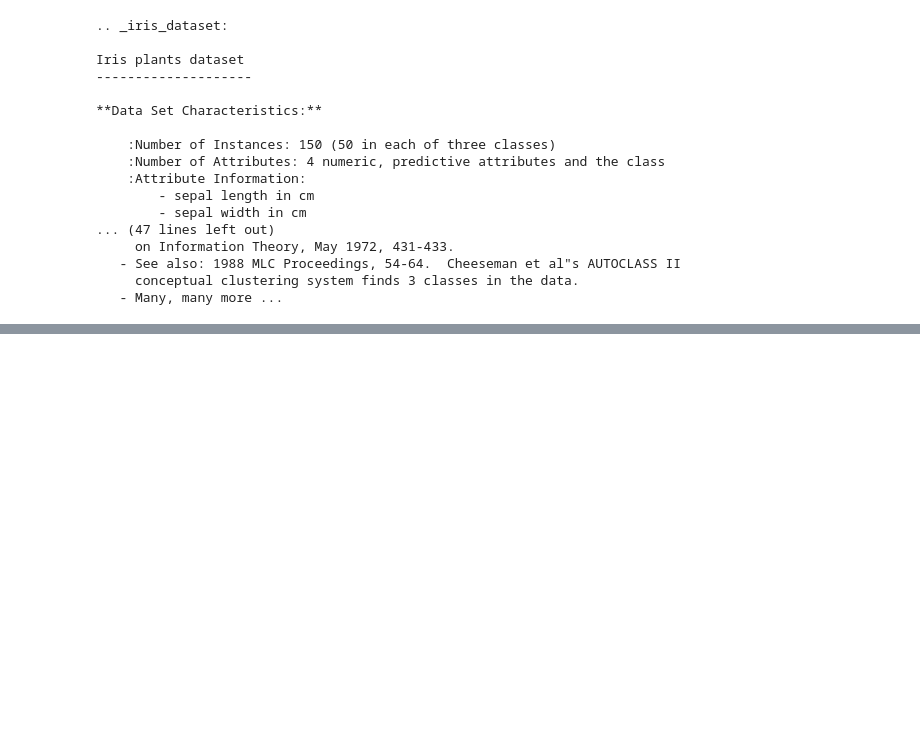
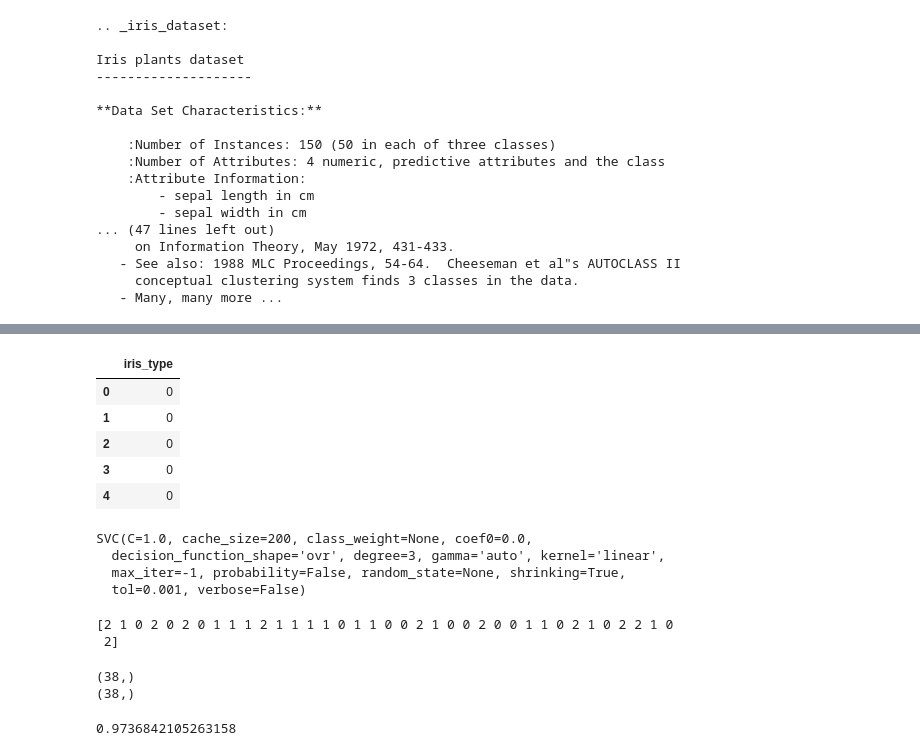
Before and after one commit to ebonnecab/ds2-1, a Jupyter notebook: Notebooks/DS_tutorial.ipynb, the cells around one changed output, grey strips where cells are left out. Cells and saved outputs as stored; diff of their text form; code cells hidden in the pictures; blank space fills up the shorter version.

```diff
--- a/Notebooks/DS_tutorial.ipynb
+++ b/Notebooks/DS_tutorial.ipynb
@@ -227,0 +226,3 @@ X, y = pd.DataFrame(data=iris_data.data, columns=iris_data.feature_nam)
+# %%
+#split data into X and y dataframes by features and target
+X, y = pd.DataFrame(data=iris_data.data, columns=iris_data.feature_names), pd.DataFrame(data=iris_data.target, columns=["iris_type"])
@@ -227,0 +238,9 @@ X, y = pd.DataFrame(data=iris_data.data, columns=iris_data.feature_nam)
+# %%
+y.head()
+# %% [output]
+|  | iris_type |
+| 0 | 0 |
+| 1 | 0 |
+| 2 | 0 |
+| 3 | 0 |
+| 4 | 0 |
@@ -227,0 +252,26 @@ X, y = pd.DataFrame(data=iris_data.data, columns=iris_data.feature_nam)
+# %%
+#instantiating svc model
+svc = SVC(kernel="linear", C=1.0, gamma="auto")
+svc.fit(X_train, y_train)
+# %% [output]
+SVC(C=1.0, cache_size=200, class_weight=None, coef0=0.0,
+  decision_function_shape='ovr', degree=3, gamma='auto', kernel='linear',
+  max_iter=-1, probability=False, random_state=None, shrinking=True,
+  tol=0.001, verbose=False)
+# %%
+#running model on testing data
+y_pred = svc.predict(X_test)
+print(y_pred)
+# %% [output]
+[2 1 0 2 0 2 0 1 1 1 2 1 1 1 1 0 1 1 0 0 2 1 0 0 2 0 0 1 1 0 2 1 0 2 2 1 0
+ 2]
+# %%
+print(y_pred.shape)
+print(y_test.shape)
+# %% [output]
+(38,)
+(38,)
+# %%
+svc.score(X_test, y_test)
+# %% [output]
+0.9736842105263158
```
Also changed, not shown: parts of 3 cells of this notebook.
